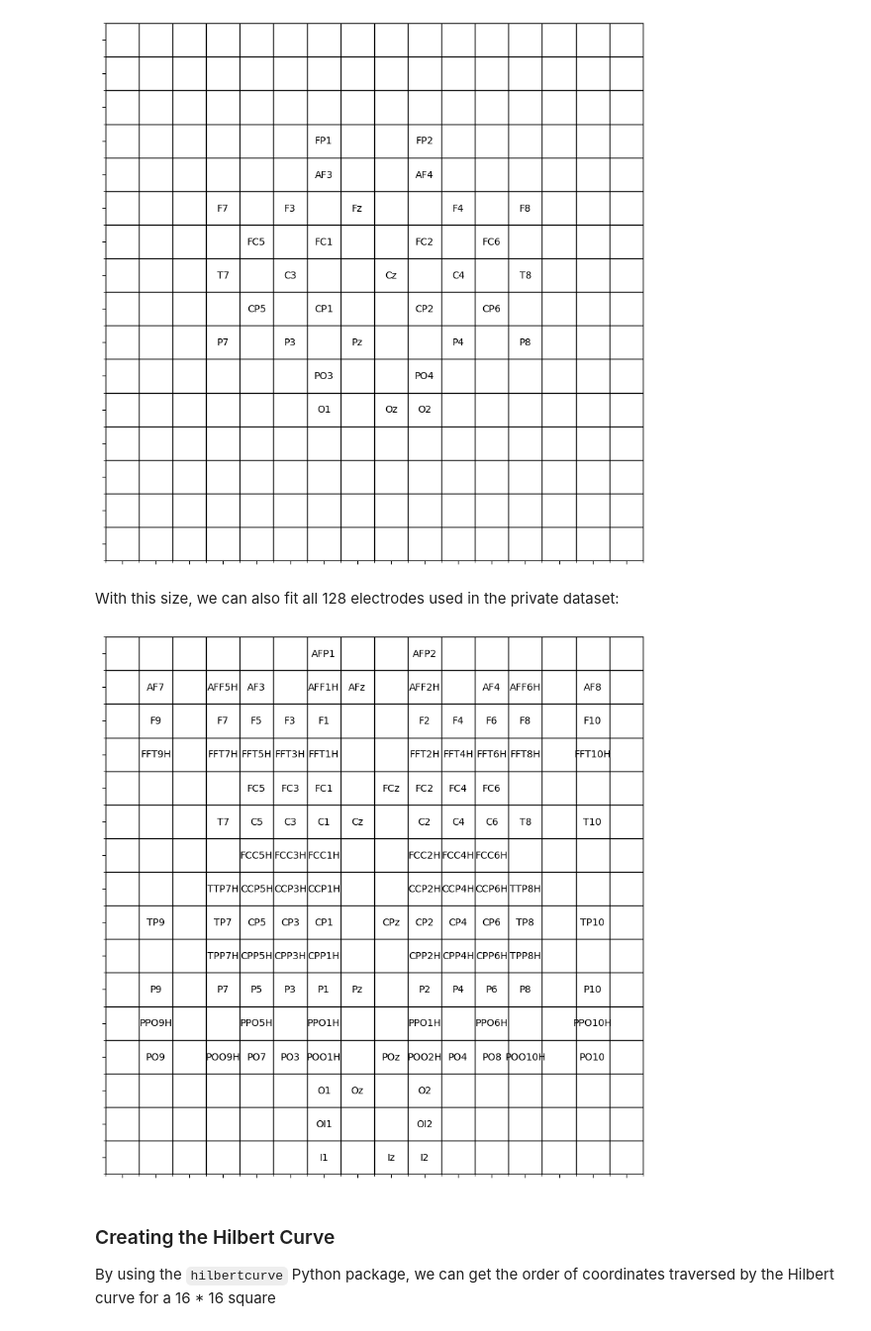
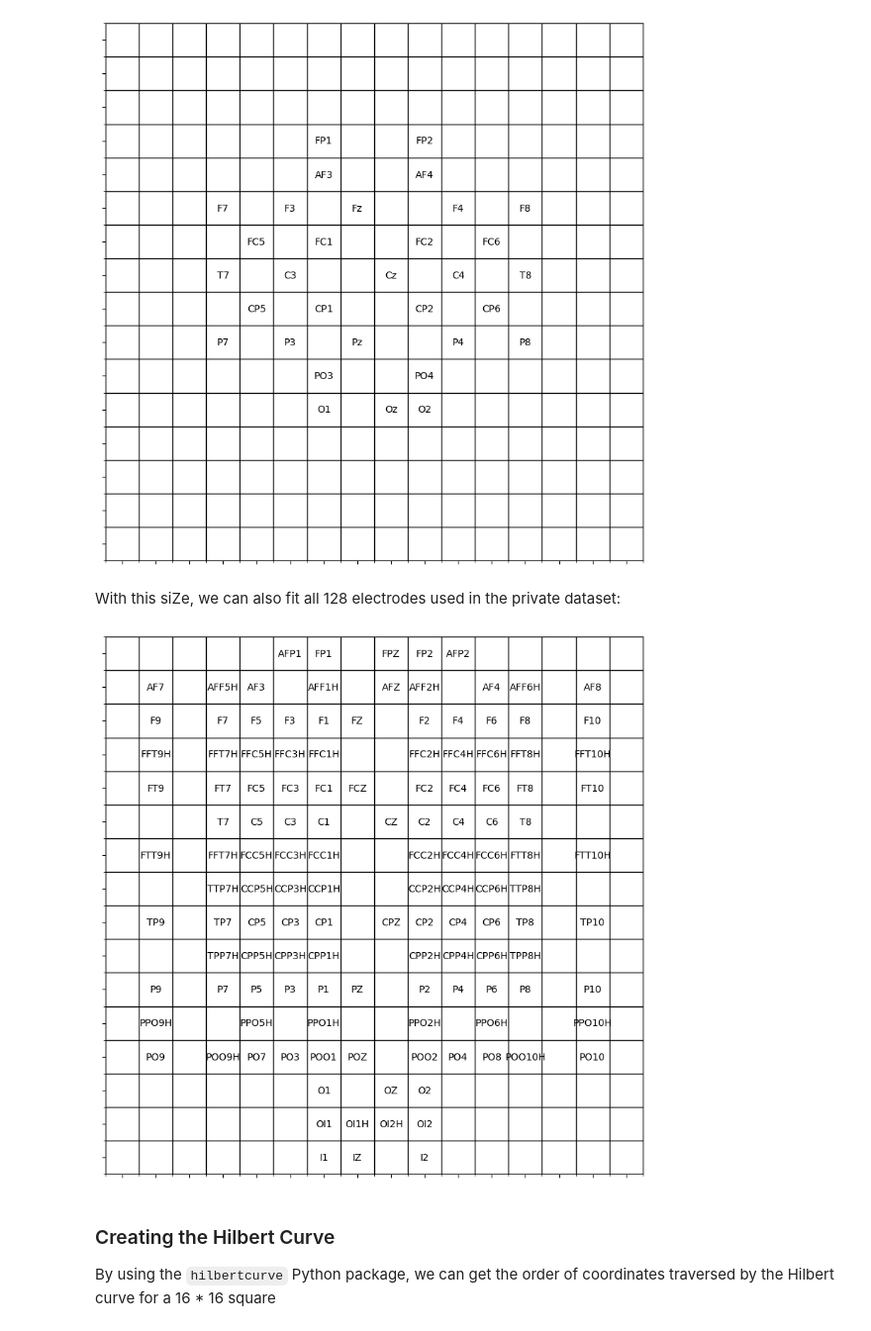
Before and after one commit to agustin-lorenzo/emotion-recognition-thesis, a Jupyter notebook: hilbert_curve.ipynb, the cells around one changed output. Shown at 99% size. Cells and saved outputs as stored; diff of their text form; code cells hidden in the pictures.

```diff
--- a/hilbert_curve.ipynb
+++ b/hilbert_curve.ipynb
@@ -86,32 +86,33 @@ plot_matrix(deap_electrode_matrix, size=10)
 # %% [output]
 [figure]
 # %% [markdown]
-With this size, we can also fit all 128 electrodes used in the private dataset:
+With this siZe, we can also fit all 128 electrodes used in the private dataset:
 # %%
 private_electrode_matrix = [
-    # e   9   e   7   5   3   1   z   2   4   6   8   e  10   e
-    ['', '', '', '', '', '', 'AFP1', '', '', 'AFP2', '', '', '', '', '', ''],
-    ['', 'AF7', '', 'AFF5H', 'AF3', '', 'AFF1H', 'AFz', '', 'AFF2H', '', 'AF4', 'AFF6H', '', 'AF8', ''],
-    ['', 'F9', '', 'F7', 'F5', 'F3', 'F1', '', '', 'F2', 'F4', 'F6', 'F8', '', 'F10', ''],
-    ['', 'FFT9H', '', 'FFT7H', 'FFT5H', 'FFT3H', 'FFT1H', '', '', 'FFT2H', 'FFT4H', 'FFT6H', 'FFT8H', '', 'FFT10H', ''],
-    ['', '', '', '', 'FC5', 'FC3', 'FC1', '', 'FCz', 'FC2', 'FC4', 'FC6', '', '', '', ''],
-    ['', '', '', 'T7', 'C5', 'C3', 'C1', 'Cz', '', 'C2', 'C4', 'C6', 'T8', '', 'T10', ''],
-    ['', '', '', '', 'FCC5H', 'FCC3H', 'FCC1H', '', '', 'FCC2H', 'FCC4H', 'FCC6H', '', '', '', ''],
+    # e   9   e   7   5   3   1   Z   2   4   6   8   e  10   e
+    ['', '', '', '', '', 'AFP1', 'FP1', '', 'FPZ', 'FP2', 'AFP2', '', '', '', '', ''],
+    ['', 'AF7', '', 'AFF5H', 'AF3', '', 'AFF1H', '', 'AFZ', 'AFF2H', '', 'AF4', 'AFF6H', '', 'AF8', ''],
+    ['', 'F9', '', 'F7', 'F5', 'F3', 'F1', 'FZ', '', 'F2', 'F4', 'F6', 'F8', '', 'F10', ''],
+    ['', 'FFT9H', '', 'FFT7H', 'FFC5H', 'FFC3H', 'FFC1H', '', '', 'FFC2H', 'FFC4H', 'FFC6H', 'FFT8H', '', 'FFT10H', ''],
+    ['', 'FT9', '', 'FT7', 'FC5', 'FC3', 'FC1', 'FCZ', '', 'FC2', 'FC4', 'FC6', 'FT8', '', 'FT10', ''],
+    ['', '', '', 'T7', 'C5', 'C3', 'C1', '', 'CZ', 'C2', 'C4', 'C6', 'T8', '', '', ''],
+    ['', 'FTT9H', '', 'FTT7H', 'FCC5H', 'FCC3H', 'FCC1H', '', '', 'FCC2H', 'FCC4H', 'FCC6H', 'FTT8H', '', 'FTT10H', ''],
     ['', '', '', 'TTP7H', 'CCP5H', 'CCP3H', 'CCP1H', '', '', 'CCP2H', 'CCP4H', 'CCP6H', 'TTP8H', '', '', ''],
-    ['', 'TP9', '', 'TP7', 'CP5', 'CP3', 'CP1', '', 'CPz', 'CP2', 'CP4', 'CP6', 'TP8', '', 'TP10', ''],
+    ['', 'TP9', '', 'TP7', 'CP5', 'CP3', 'CP1', '', 'CPZ', 'CP2', 'CP4', 'CP6', 'TP8', '', 'TP10', ''],
     ['', '', '', 'TPP7H', 'CPP5H', 'CPP3H', 'CPP1H', '', '', 'CPP2H', 'CPP4H', 'CPP6H', 'TPP8H', '', '', ''],
-    ['', 'P9', '', 'P7', 'P5', 'P3', 'P1', 'Pz', '', 'P2', 'P4', 'P6', 'P8', '', 'P10', ''],
-    ['', 'PPO9H', '', '', 'PPO5H', '', 'PPO1H', '', '', 'PPO1H', '', 'PPO6H', '', '', 'PPO10H', ''],
-    ['', 'PO9', '', 'POO9H', 'PO7', 'PO3', 'POO1H', '', 'POz', 'POO2H', 'PO4', 'PO8', 'POO10H', '', 'PO10', ''],
-    ['', '', '', '', '', '', 'O1', 'Oz', '', 'O2', '', '', '', '', '', ''],
-    ['', '', '', '', '', '', 'OI1', '', '', 'OI2', '', '', '', '', '', ''],
-    ['', '', '', '', '', '', 'I1', '', 'Iz', 'I2', '', '', '', '', '', '']
+    ['', 'P9', '', 'P7', 'P5', 'P3', 'P1', 'PZ', '', 'P2', 'P4', 'P6', 'P8', '', 'P10', ''],
+    ['', 'PPO9H', '', '', 'PPO5H', '', 'PPO1H', '', '', 'PPO2H', '', 'PPO6H', '', '', 'PPO10H', ''],
+    ['', 'PO9', '', 'POO9H', 'PO7', 'PO3', 'POO1', 'POZ', '', 'POO2', 'PO4', 'PO8', 'POO10H', '', 'PO10', ''],
+    ['', '', '', '', '', '', 'O1', '', 'OZ', 'O2', '', '', '', '', '', ''],
+    ['', '', '', '', '', '', 'OI1H', '', '', 'OI2H', '', '', '', '', '', ''],
+    ['', '', '', '', '', '', 'I1', 'IZ', '', 'I2', '', '', '', '', '', '']
     # e   9   e   7   5   3   1   z   2   4   6   8   e  10   e
 ]
 
+hilbert_order = ['PO10', 'POO10H', 'I2', 'OI2H', 'O2', 'OZ', 'POO2', 'PO4', 'PO8', 'PPO6H', 'P6', 'P4', 'PPO1H', 'P2', 'CPP2H', 'CPZ', 'CP2', 'CP4', 'CPP4H', 'CPP6H', 'CP6', 'TP8', 'TPP8H', 'P8', 'P10', 'PPO10H', 'TP10', 'TTP8H', 'T8', 'FFT10H', 'F10', 'AF8', 'AFF6H', 'F8', 'FFT8H', 'FFC6H', 'FFC4H', 'F4', 'F6', 'AF4', 'AFF2H', 'AFP2', 'AFZ', 'F2', 'FFC2H', 'CZ', 'C2', 'FC2', 'FC4', 'FC6', 'C6', 'C4', 'FCC4H', 'FCC6H', 'CCP6H', 'CCP4H', 'CCP2H', 'FCC2H', 'FCC1H', 'CCP1H', 'CCP3H', 'CCP5H', 'FCC5H', 'FCC3H', 'C3', 'C5', 'FC5', 'FC3', 'FC1', 'C1', 'FCZ', 'FFC1H', 'F1', 'AFP1', 'AFF1H', 'AF3', 'F5', 'F3', 'FFC3H', 'FFC5H', 'FFT7H', 'F7', 'AFF5H', 'AF7', 'F9', 'FFT9H', 'T7', 'TTP7H', 'TP9', 'PPO9H', 'P9', 'P7', 'TPP7H', 'TP7', 'CP5', 'CPP5H', 'CPP3H', 'CP3', 'CP1', 'CPP1H', 'P1', 'PZ', 'PPO1H', 'P3', 'P5', 'PPO5H', 'PO7', 'PO3', 'POO1', 'POZ', 'O1', 'OI1H', 'IZ', 'I1', 'POO9H', 'PO9']
 plot_matrix(private_electrode_matrix, size=10)
 # %% [output]
-[figure, old version]
+[figure, new version]
 # %% [markdown]
 ### Creating the Hilbert Curve
 
```
Also changed, not shown: parts of 2 cells of this notebook, 4 other files.
